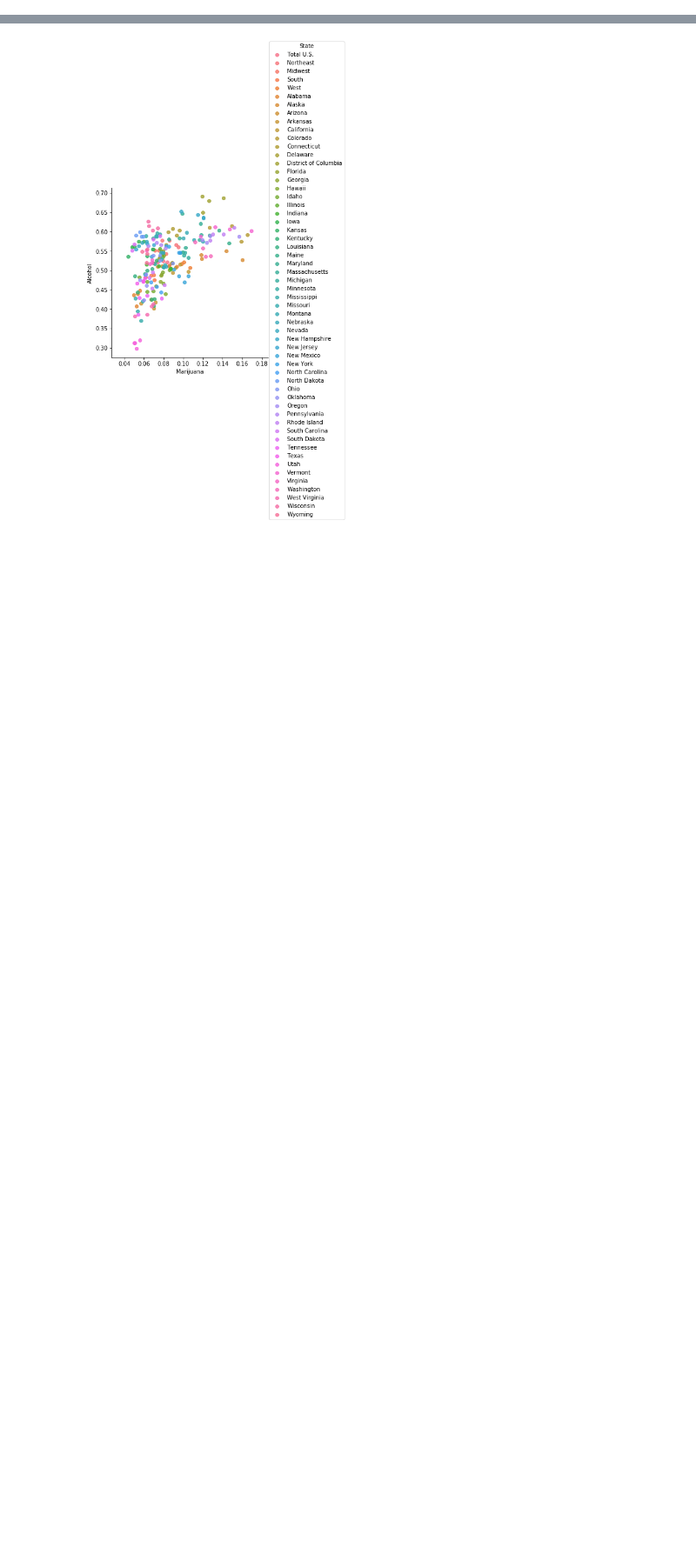
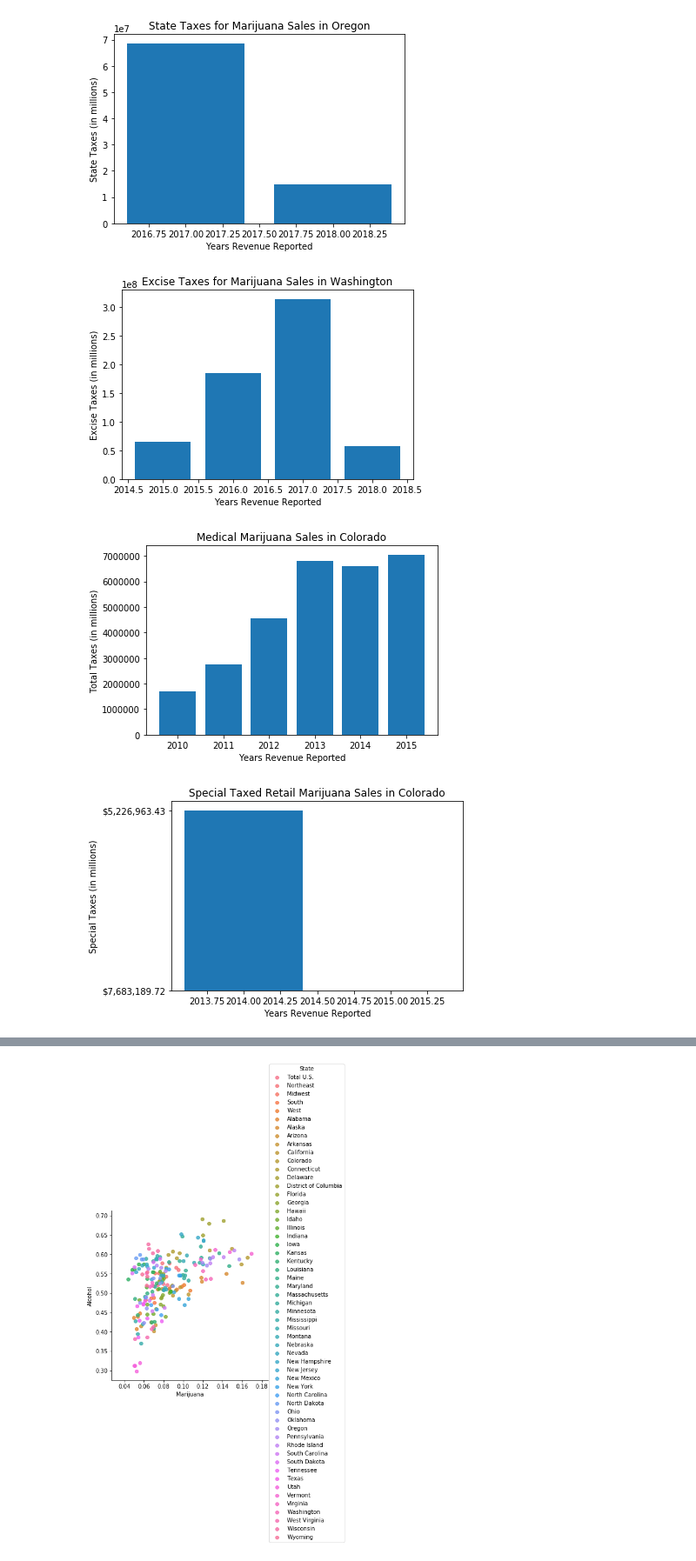
Before and after one commit to macGitHub1/TeamGreens, a Jupyter notebook: TeamGreen.ipynb, the cells around one changed output, grey strips where cells are left out. Shown at 87% size. Saved outputs shown, nothing was run; the diff lists cells and outputs as text; code cells hidden in the pictures; blank space fills up the shorter version.

```diff
--- a/TeamGreen.ipynb
+++ b/TeamGreen.ipynb
@@ -3,0 +33,9 @@ import TeamGreen_EM
+# %%
+TeamGreen_JDW.runOrg()
+TeamGreen_JDW.runWA()
+TeamGreen_JDW.runCO()
+# %% [output]
+[figure, added]
+[figure, added]
+[figure, added]
+[figure, added]
```
Also changed, not shown: parts of 7 cells of this notebook, 18 other files.
